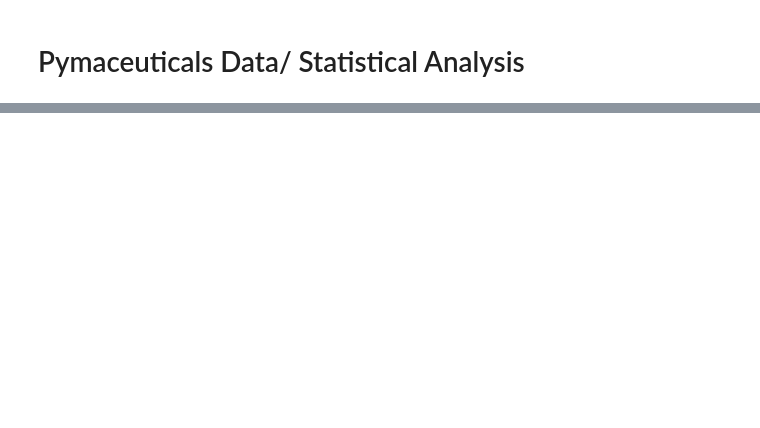
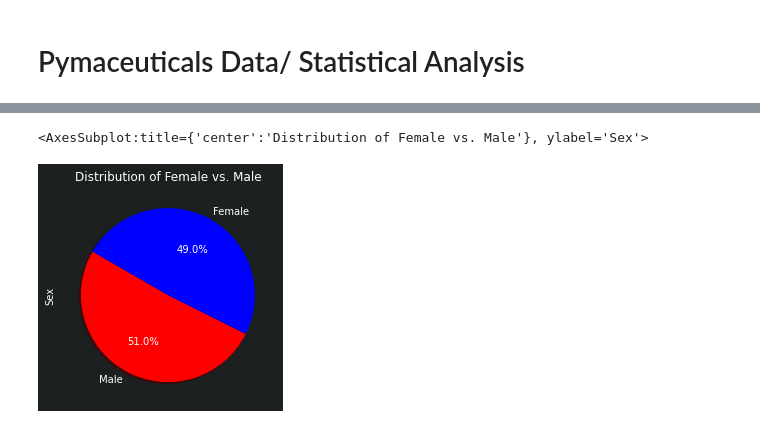
Before and after one commit to MohammedRizwan-1/MatPlotLib--Challenges, a Jupyter notebook: Data Anaylsis Script.ipynb, the cells around one changed output, grey strips where cells are left out. Drawn from its saved outputs; the diff is of its cells as text; code cells hidden in the pictures; blank space fills up the shorter version.

```diff
--- a/Data Anaylsis Script.ipynb
+++ b/Data Anaylsis Script.ipynb
@@ -92,0 +163,8 @@ KeyError: 'Column not found: Tumour Volume (mm3)'
+# %%
+# Pie Plot using Pandas representing gender of mice
+
+count_gender = clean_data['Sex'].value_counts()
+count_gender.plot(kind = 'pie', title = 'Distribution of Female vs. Male', colors = ["red", "blue"], autopct='%1.1f%%', startangle = 150, shadow = True)
+# %% [output]
+<AxesSubplot:title={'center':'Distribution of Female vs. Male'}, ylabel='Sex'>
+[figure, added]
```
Also changed, not shown: parts of 12 cells of this notebook.
